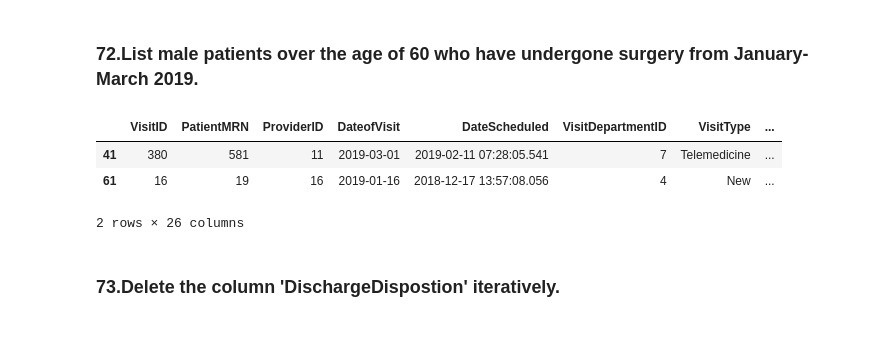
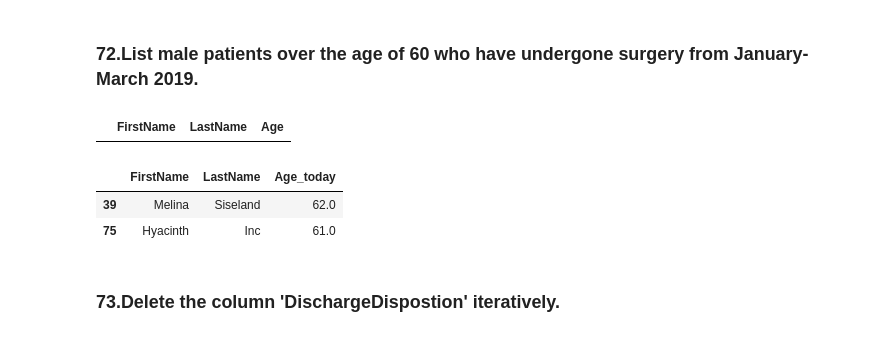
Before and after one commit to sita47/Py_charmers, a Jupyter notebook: Py_charmers_mandatory questions.ipynb, the cells around one changed output. Cells and saved outputs as stored; diff of their text form; code cells hidden in the pictures.

```diff
--- a/Py_charmers_mandatory questions.ipynb
+++ b/Py_charmers_mandatory questions.ipynb
@@ -1300,11 +842,55 @@ plt.show()
 # %% [markdown]
 ### 72.List male patients over the age of 60 who have undergone surgery from January-March 2019.
 # %%
+#72.List male patients over the age of 60 who have undergone surgery from January-March 2019.
+
+result1 = pd.merge(df_amb,df_pro, how="left", on=["ProviderID"])
+df_pa1=df_pa[['PatientID','DateOfBirth']]
+df_amb1=df_amb[['PatientMRN','DateofVisit']]
+df1=pd.merge(df_pa1, df_amb1, how='inner',left_on=['PatientID'], right_on = ['PatientMRN'])
+
+
+df_pa1=df_pa.copy()
+#df_pa1
+df_pa1.drop('Age',axis=1,inplace=True)
+df_pa1
+
+date1=df1['DateofVisit']
+dob1=df1['DateOfBirth'].dt.date
+df_amb['Age']=round(((pd.to_datetime(date1) -  pd.to_datetime(dob1)).dt.days / 365.25),0)
+df_amb
+
+flt1=(result1['VisitStatus']=='Completed') &  (result1['DateofVisit']>='2019-01-01') & (result1['DateofVisit']<='2019-03-31') & (result1['ProviderSpecialty'] == 'Surgery')
+result2=result1.loc[flt1]
+result3 = pd.merge(result2,df_pa1, how="inner", left_on="PatientMRN",right_on="PatientID")
+result3.loc[(result3['Gender']=='Male') & (result3['Age']>60)][['FirstName','LastName','Age']]
 # %% [output]
-|  | VisitID | PatientMRN | ProviderID | DateofVisit | DateScheduled | VisitDepartmentID | VisitType | ... |
-| 41 | 380 | 581 | 11 | 2019-03-01 | 2019-02-11 07:28:05.541 | 7 | Telemedicine | ... |
-| 61 | 16 | 19 | 16 | 2019-01-16 | 2018-12-17 13:57:08.056 | 4 | New | ... |
+|  | FirstName | LastName | Age |
-2 rows × 26 columns
+# %%
+"""When the patients ages are the present ages,i.e, calculated using current date then there are three patients
+above 60 who underwent surgey"""
+
+
+import datetime
+def from_dob_to_age(born):
+    today = datetime.date.today()
+    return today.year - born.year - ((today.month, today.day) < (born.month, born.day))
+
+df7=df_pa['DateOfBirth'].apply(lambda x: from_dob_to_age(x))
+
+df_amb['Age_today']=df7
+
+
+
+result1 = pd.merge(df_amb,df_pro, how="left", on=["ProviderID"])
+flt1=(result1['VisitStatus']=='Completed') &  (result1['DateofVisit']>='2019-01-01') & (result1['DateofVisit']<='2019-03-31') & (result1['ProviderSpecialty'] == 'Surgery')
+result2=result1.loc[flt1]
+result3 = pd.merge(result2,df_pa, how="inner", left_on="PatientMRN",right_on="PatientID")
+result3.loc[(result3['Gender']=='Male') & (result3['Age_today']>60)][['FirstName','LastName','Age_today']]
+# %% [output]
+|  | FirstName | LastName | Age_today |
+| 39 | Melina | Siseland | 62.0 |
+| 75 | Hyacinth | Inc | 61.0 |
 # %% [markdown]
 ### 73.Delete the column 'DischargeDispostion' iteratively.
 # %%
```
Also changed, not shown: parts of 68 cells of this notebook.
